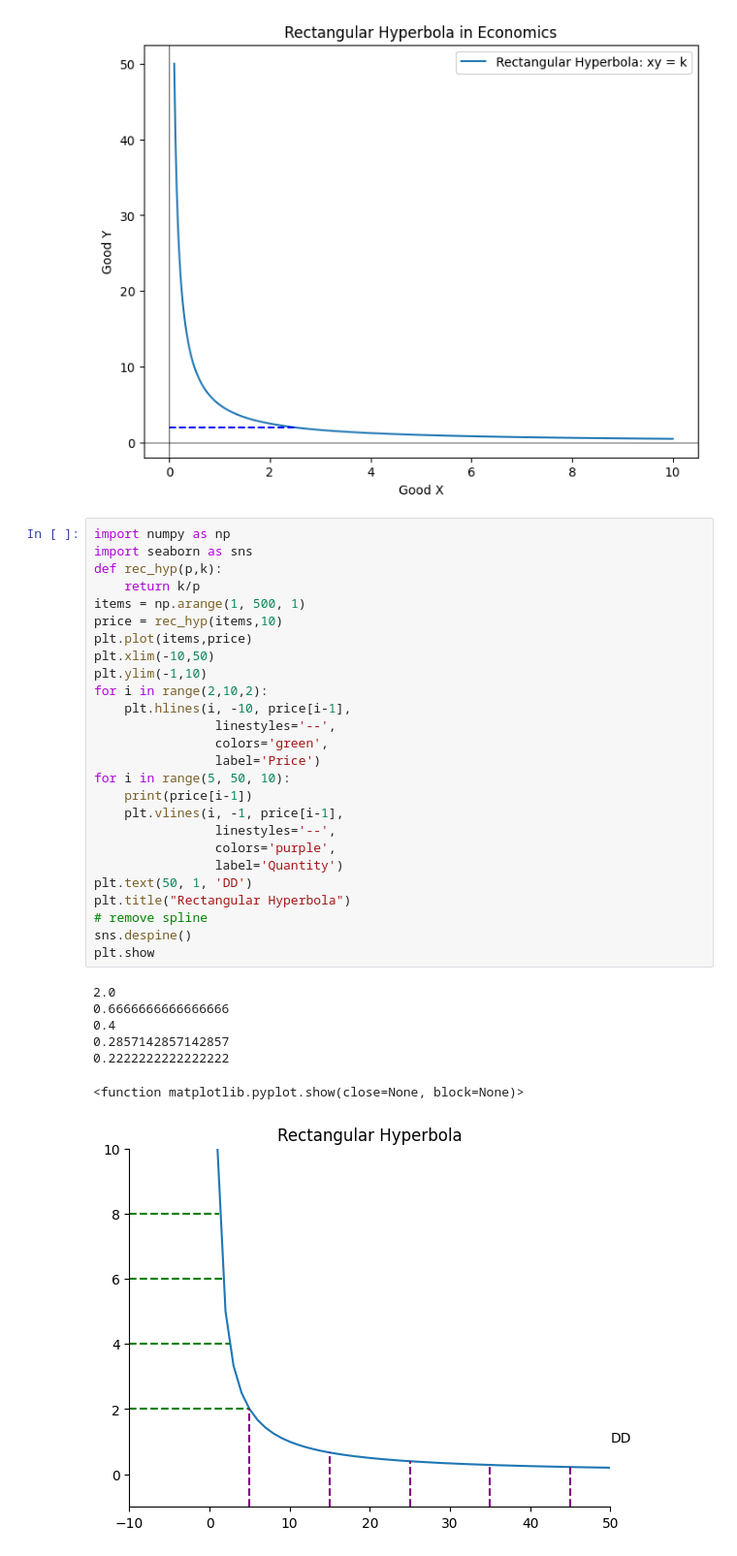
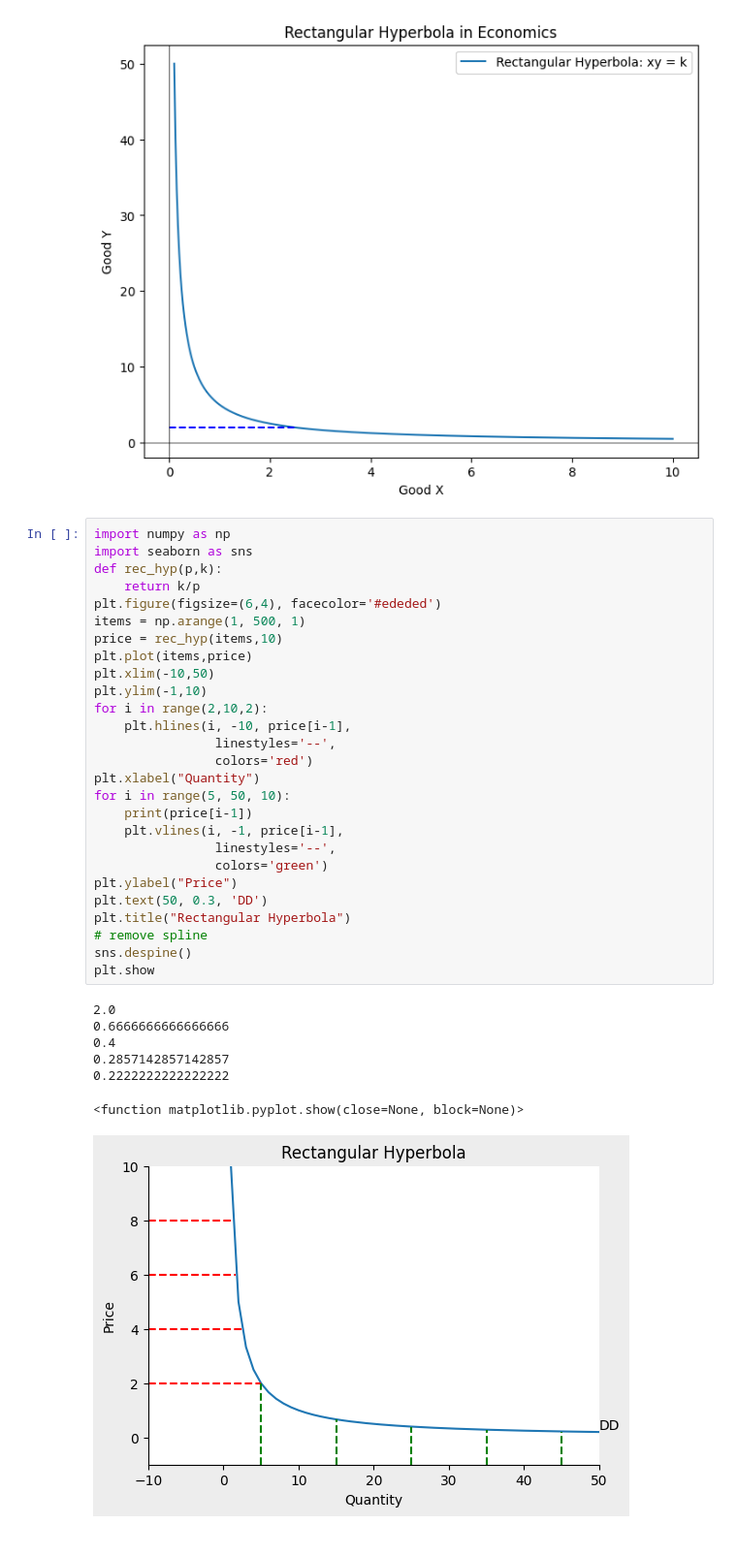
Before and after one commit to y-usuf09/Python---Data-Analytics, a Jupyter notebook: Data Analysis/visualization.ipynb, the cells around one changed output. Shown at 97% size. Drawn from its saved outputs; the diff is of its cells as text.

```diff
--- a/Data Analysis/visualization.ipynb
+++ b/Data Analysis/visualization.ipynb
@@ -395,34 +395,35 @@ plt.show()
 # %%
 import numpy as np
 import seaborn as sns
 def rec_hyp(p,k):
     return k/p
+plt.figure(figsize=(6,4), facecolor='#ededed')
 items = np.arange(1, 500, 1)
 price = rec_hyp(items,10)
 plt.plot(items,price)
 plt.xlim(-10,50)
 plt.ylim(-1,10)
 for i in range(2,10,2):
     plt.hlines(i, -10, price[i-1],
                 linestyles='--',
-                colors='green',
-                label='Price')
+                colors='red')
+plt.xlabel("Quantity")
 for i in range(5, 50, 10):
     print(price[i-1])
     plt.vlines(i, -1, price[i-1],
                 linestyles='--',
-                colors='purple',
-                label='Quantity')
-plt.text(50, 1, 'DD')
+                colors='green')
+plt.ylabel("Price")
+plt.text(50, 0.3, 'DD')
 plt.title("Rectangular Hyperbola")
 # remove spline
 sns.despine()
 plt.show
 # %% [output]
 2.0
 0.6666666666666666
 0.4
 0.2857142857142857
 0.2222222222222222
 <function matplotlib.pyplot.show(close=None, block=None)>
-[figure, old version]
+[figure, new version]
```
